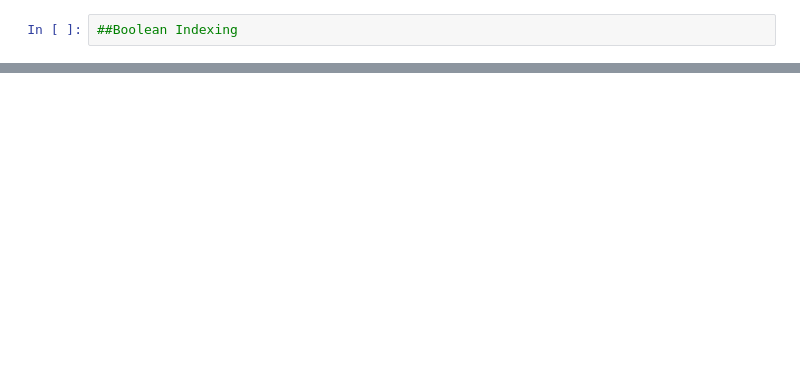
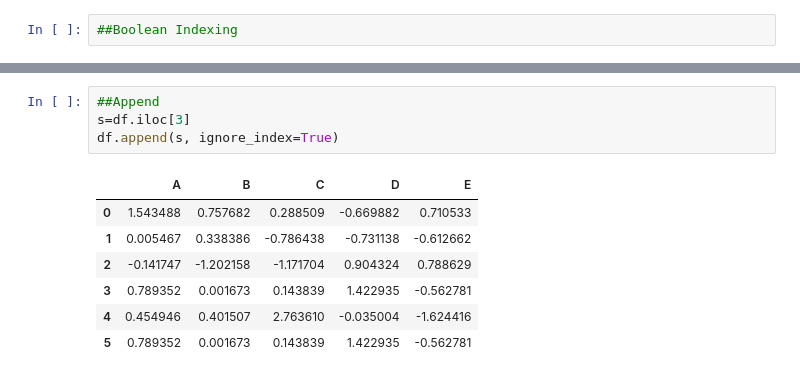
Before and after one commit to prateek1709/data-science-and-ml, a Jupyter notebook: Jupyter Notebooks/Pandas+Overview.ipynb, the cells around one changed output, grey strips where cells are left out. Saved outputs shown, nothing was run; the diff lists cells and outputs as text; blank space fills up the shorter version.

```diff
--- a/Jupyter Notebooks/Pandas+Overview.ipynb
+++ b/Jupyter Notebooks/Pandas+Overview.ipynb
@@ -224,0 +312,12 @@ df[df3['E'].isin(['one'])]
+# %%
+##Append
+s=df.iloc[3]
+df.append(s, ignore_index=True)
+# %% [output]
+|  | A | B | C | D | E |
+| 0 | 1.543488 | 0.757682 | 0.288509 | -0.669882 | 0.710533 |
+| 1 | 0.005467 | 0.338386 | -0.786438 | -0.731138 | -0.612662 |
+| 2 | -0.141747 | -1.202158 | -1.171704 | 0.904324 | 0.788629 |
+| 3 | 0.789352 | 0.001673 | 0.143839 | 1.422935 | -0.562781 |
+| 4 | 0.454946 | 0.401507 | 2.763610 | -0.035004 | -1.624416 |
+| 5 | 0.789352 | 0.001673 | 0.143839 | 1.422935 | -0.562781 |
```
Also changed, not shown: parts of 36 cells of this notebook.
